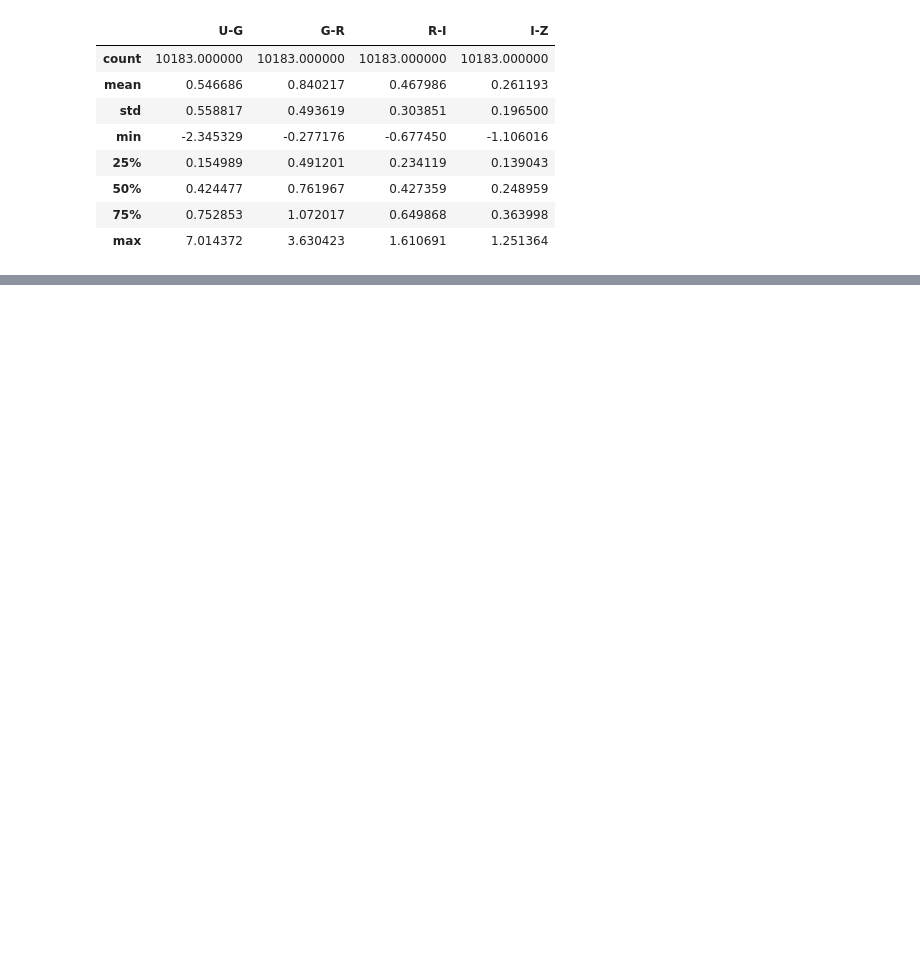
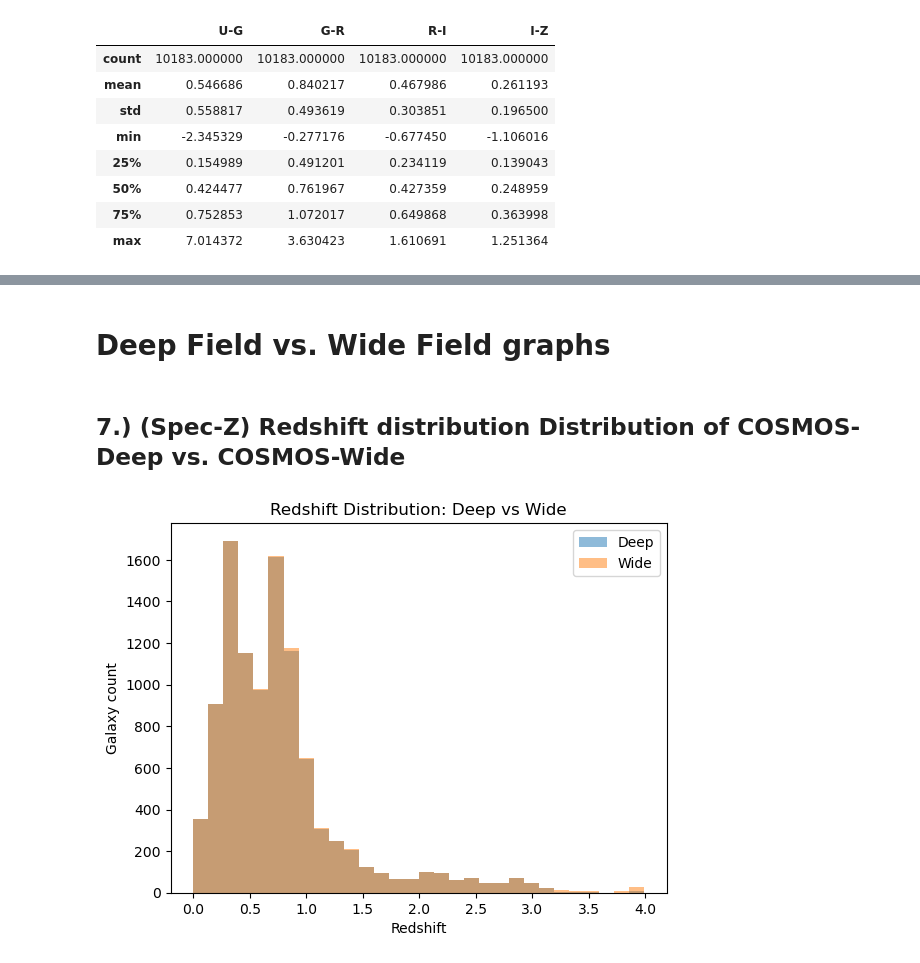
Before and after one commit to MiaBeatty/usrp_project, a Jupyter notebook: usrp_beatty.ipynb, the cells around one changed output, grey strips where cells are left out. Saved outputs shown, nothing was run; the diff lists cells and outputs as text; code cells hidden in the pictures; blank space fills up the shorter version.

```diff
--- a/usrp_beatty.ipynb
+++ b/usrp_beatty.ipynb
@@ -347,0 +291,14 @@ Text(0.5, 1.0, 'R-I Color Distribution')
+# %% [markdown]
+# Deep Field vs. Wide Field graphs
+# %% [markdown]
+## 7.) (Spec-Z) Redshift distribution Distribution of COSMOS-Deep vs. COSMOS-Wide
+# %%
+plt.hist(deep['Z'], bins=30, alpha=0.5, label='Deep')
+plt.hist(wide['Z'], bins=30, alpha=0.5, label='Wide')
+plt.xlabel('Redshift')
+plt.ylabel('Galaxy count')
+plt.legend()
+plt.title('Redshift Distribution: Deep vs Wide')
+plt.show()
+# %% [output]
+[figure, added]
```
Also changed, not shown: parts of 44 cells of this notebook.
